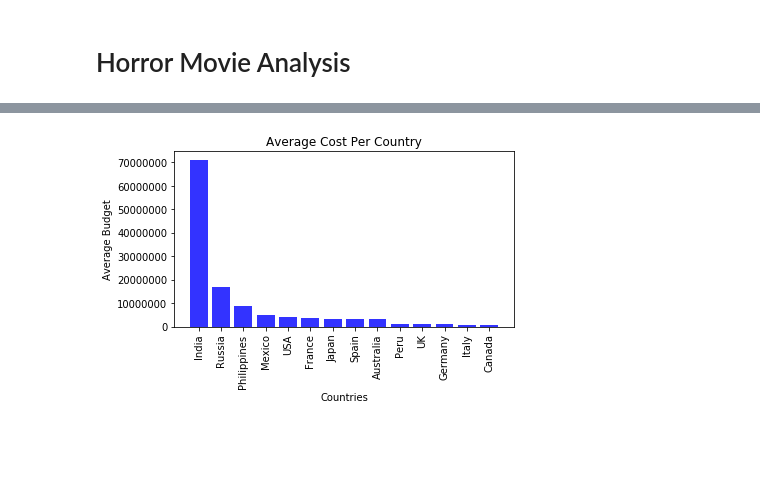
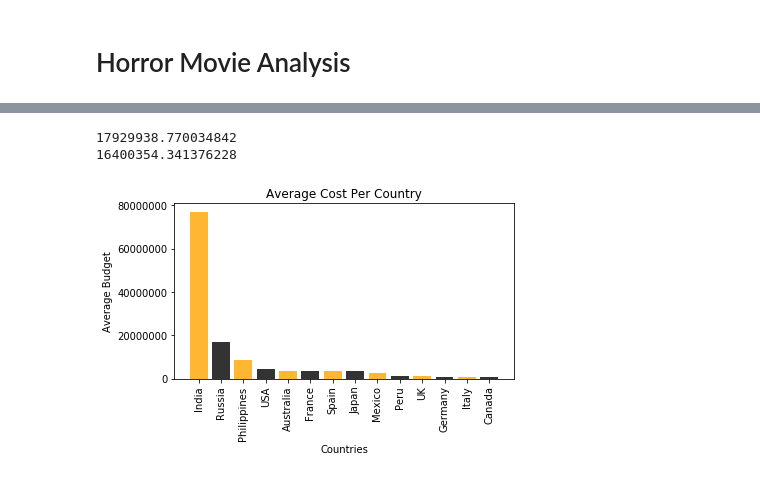
Before and after one commit to BennyC31/project_1_eda_git_collaboration, a Jupyter notebook: Project_1_EDA_and_Git-BC.ipynb, the cells around one changed output, grey strips where cells are left out. Cells and saved outputs as stored; diff of their text form; code cells hidden in the pictures; blank space fills up the shorter version.

```diff
--- a/Project_1_EDA_and_Git-BC.ipynb
+++ b/Project_1_EDA_and_Git-BC.ipynb
@@ -112,0 +50,6 @@ df
+# %%
+# 2 Data Used
+csv_df = pd.read_csv("output/horror_movies.csv", index_col=False)
+
+# Display sample data
+csv_df.head()
@@ -112,0 +115,9 @@ df
+# %%
+# 6 Filter countries for Budget
+filter_country = country_avg_merge
+filter_country = filter_country.reset_index().sort_values('Budget',ascending=False)
+filter_country = filter_country.loc[filter_country['Count'] >= 9]
+# pd.options.display.float_format = '{:.2f}'.format
+# pd.reset_option('display.float_format')
+filter_country = filter_country.round(2)
+filter_country
@@ -113,27 +140,35 @@ df
+# %%
+# 7 Filter out India
+not_india_df = merge_csv_count_df.loc[merge_csv_count_df['Release Country'] != 'India'].copy()
+# tmp_bud = one_country_df['Budget'].mean()
+# print(tmp_bud)
+print(merge_csv_count_df['Budget'].mean())
+print(not_india_df['Budget'].mean())
+# %% [output]
+17929938.770034842
+16400354.341376228
 # %%
-bud_df = df
-countries = list(df['Release Country'])
-
-# x_axis = np.arange(len(countries))
-bud_df['Budget'] = bud_df.Budget.str.replace(r'\D+', '')
-# bud_df['Budget'] = df['Budget'].map("${:,.2f}".format)
-budg_amts = list(bud_df['Budget'])
-budg_amts = [71049162,16993718,8795928,5028200,4257310,3508227,3385727,3183413,3142000,1041000,1022959,927872,560791,529631]
-# test_list = [int(i) for i in budg_amts]
-# test_list.sort(reverse=True)
-# print(test_list)
-# # budg_amts.sort(reverse=True)
+# 8 Create Country Average Budget Bar Chart
+# What country spends the most on average per movie?
+bud_df = filter_country
+countries = list(bud_df['Release Country'])
+# bud_df['Budget'] = bud_df.Budget.str.replace(r'\D+', '')
+test_list = list(bud_df['Budget'])
+budg_amts = [int(i) for i in test_list]
+budg_amts.sort(reverse=True)
 x_axis = np.arange(len(budg_amts))
-# type(x_axis)
 plt.ticklabel_format(style='plain')
-plt.bar(x_axis, budg_amts, color="b", alpha=0.8, align="center")
+colors=['orange','black']
+plt.bar(x_axis, budg_amts, color=colors, alpha=0.8, align="center")
 tick_locations = [value for value in x_axis]
 plt.xticks(tick_locations, countries,rotation="vertical")
 plt.title("Average Cost Per Country")
 plt.xlabel("Countries")
 plt.ylabel("Average Budget")
 plt.tight_layout()
-plt.rcParams["figure.figsize"] = (20,6)
+plt.rcParams["figure.figsize"] = (5,6)
+plt.savefig("output/AverageCost_perCountry.png")
+# print(budg_amts)
 plt.show()
 # %% [output]
-[figure, old version]
+[figure, new version]
```
Also changed, not shown: parts of 26 cells of this notebook, 8 other files.
